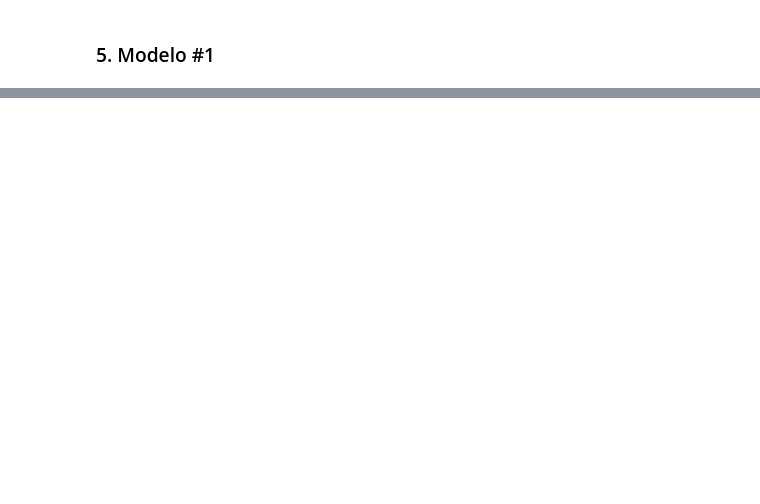
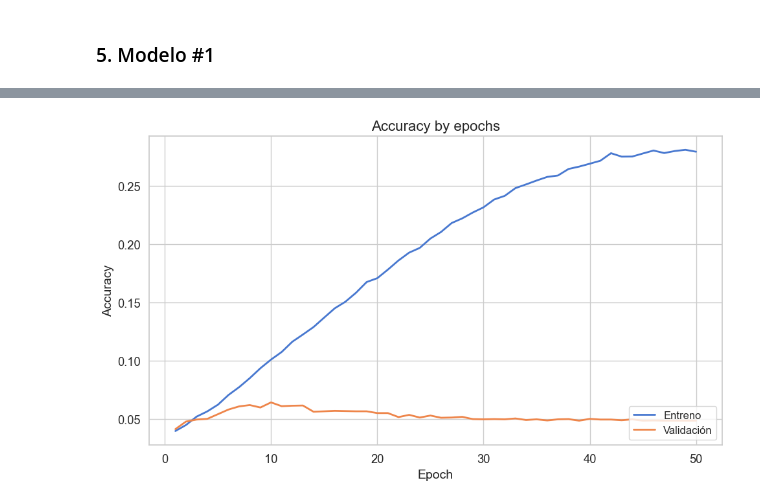
Before and after one commit to bdesia/nlp1, a Jupyter notebook: Desafio3/Desafio_3.ipynb, the cells around one changed output, grey strips where cells are left out. Drawn from its saved outputs; the diff is of its cells as text; code cells hidden in the pictures; blank space fills up the shorter version.

```diff
--- a/Desafio3/Desafio_3.ipynb
+++ b/Desafio3/Desafio_3.ipynb
@@ -338,20 +351,11 @@ class PplCallback(keras.callbacks.Callback):
         for start,end in self.info:
 
           # en `probs` iremos guardando las probabilidades de los términos target
-          probs = [predictions[idx_seq,idx_vocab] for idx_seq, idx_vocab in zip(range(start,end),self.target[start:end])]
+          epsilon = 1e-8
+          probs = [predictions[idx_seq, idx_vocab] + epsilon for idx_seq, idx_vocab in zip(range(start, end), self.target[start:end])]
 
           # calculamos la perplejidad por medio de logaritmos
           scores.append(np.exp(-np.sum(np.log(probs))/(end-start)))
 
         # promediamos todos los scores e imprimimos el valor promedio
         print(f'\n mean perplexity: {np.mean(scores)} \n')
-# %%
-cfg.epochs = 50
-cfg.batch_size = 32
-
-history = model.fit(X_train,
-                    y_train,
-                    callbacks=[PplCallback(sequences_val)],
-                    epochs = cfg.epochs,
-                    batch_size = cfg.batch_size,
-                    verbose=1)
@@ -384,0 +362,71 @@ KeyError: 'val_accuracy'
+# %%
+from tensorflow.keras.optimizers.schedules import CosineDecay
+from tensorflow.keras.optimizers import Adam
+from tensorflow.keras.callbacks import EarlyStopping
+from tensorflow.keras.losses import SparseCategoricalCrossentropy
+from tensorflow.keras.models import load_model
+
+cfg.epochs = 50
+cfg.batch_size = 32
+cfg.lr = 1e-3
+
+lr_schedule = CosineDecay(
+        initial_learning_rate=cfg.lr,
+        decay_steps=np.ceil(ntrain_augm / cfg.batch_size) * cfg.epochs,
+        alpha=1e-4
+    )
+
+optimizer = Adam(learning_rate=lr_schedule)
+
+early_stop = EarlyStopping(monitor='val_loss',
+                           patience=10,
+                           verbose=1,
+                           restore_best_weights=True)
+
+# Compilamos el modelo
+model.compile(loss=SparseCategoricalCrossentropy(), optimizer=optimizer, metrics=['accuracy'])
+
+filename = 'NWP_model-1.h5'
+
+if os.path.exists(filename):
+    # Load existing model
+    model = load_model(filename)
+else:
+    # Train the model
+    history = model.fit(X_train,
+                        y_train,
+                        validation_data=(X_val, y_val),
+                        callbacks=[
+                                # early_stop,
+                                PplCallback(sequences_val),
+                                ],
+                        epochs = cfg.epochs,
+                        batch_size = cfg.batch_size,
+                        verbose=1)
+
+    # save the model
+    model.save(filename)
+
+    # Plot training history
+    sns.set(style="whitegrid", palette="muted", font_scale=1.2)
+
+    # Crear rango de épocas
+    epoch_count = range(1, len(history.history['accuracy']) + 1)
+
+    plt.figure(figsize=(10, 6))
+
+    # Plotear accuracy de entrenamiento y validación
+    sns.lineplot(x=epoch_count, y=history.history['accuracy'], label='Entreno', linewidth=2)
+    sns.lineplot(x=epoch_count, y=history.history['val_accuracy'], label='Validación', linewidth=2)
+
+    # Añadir títulos y etiquetas
+    plt.title('Accuracy by epochs', fontsize=16)
+    plt.xlabel('Epoch', fontsize=14)
+    plt.ylabel('Accuracy', fontsize=14)
+
+    # Mostrar leyenda y grid
+    plt.legend(loc='lower right', fontsize=12)
+    plt.grid(True)
+    plt.tight_layout()
+    plt.show()
+# %% [output]
@@ -384,0 +450 @@ KeyError: 'val_accuracy'
+[figure, added]
```
Also changed, not shown: parts of 39 cells of this notebook, 3 other files.
